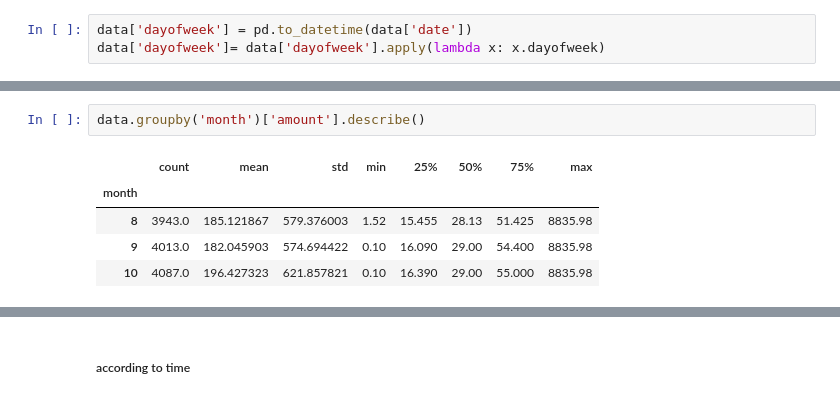
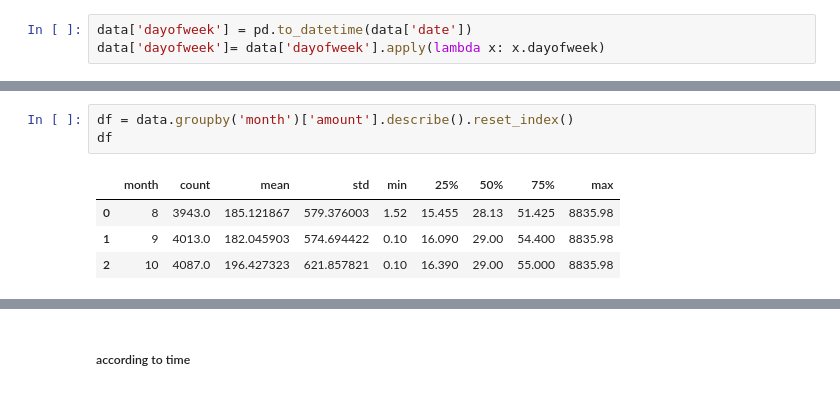
Before and after one commit to jiyoungparkme/machine_learning, a Jupyter notebook: anz_virtual_internship/anz_task_1.ipynb, the cells around one changed output, grey strips where cells are left out. Saved outputs shown, nothing was run; the diff lists cells and outputs as text.

```diff
--- a/anz_virtual_internship/anz_task_1.ipynb
+++ b/anz_virtual_internship/anz_task_1.ipynb
@@ -166,8 +170,8 @@ data.head()
 # %%
-data.groupby('month')['amount'].describe()
+df = data.groupby('month')['amount'].describe().reset_index()
+df
 # %% [output]
-|  | count | mean | std | min | 25% | 50% | 75% | max |
-| month |  |  |  |  |  |  |  |  |
-| 8 | 3943.0 | 185.121867 | 579.376003 | 1.52 | 15.455 | 28.13 | 51.425 | 8835.98 |
-| 9 | 4013.0 | 182.045903 | 574.694422 | 0.10 | 16.090 | 29.00 | 54.400 | 8835.98 |
-| 10 | 4087.0 | 196.427323 | 621.857821 | 0.10 | 16.390 | 29.00 | 55.000 | 8835.98 |
+|  | month | count | mean | std | min | 25% | 50% | 75% | max |
+| 0 | 8 | 3943.0 | 185.121867 | 579.376003 | 1.52 | 15.455 | 28.13 | 51.425 | 8835.98 |
+| 1 | 9 | 4013.0 | 182.045903 | 574.694422 | 0.10 | 16.090 | 29.00 | 54.400 | 8835.98 |
+| 2 | 10 | 4087.0 | 196.427323 | 621.857821 | 0.10 | 16.390 | 29.00 | 55.000 | 8835.98 |
```
Also changed, not shown: parts of 18 cells of this notebook.
